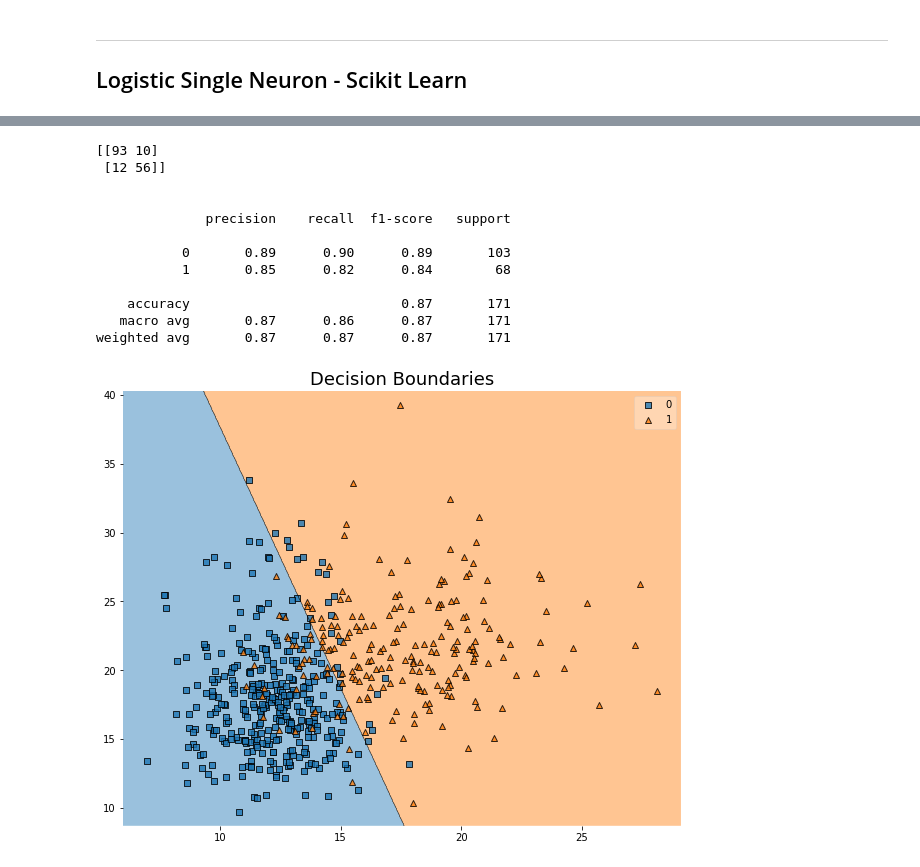
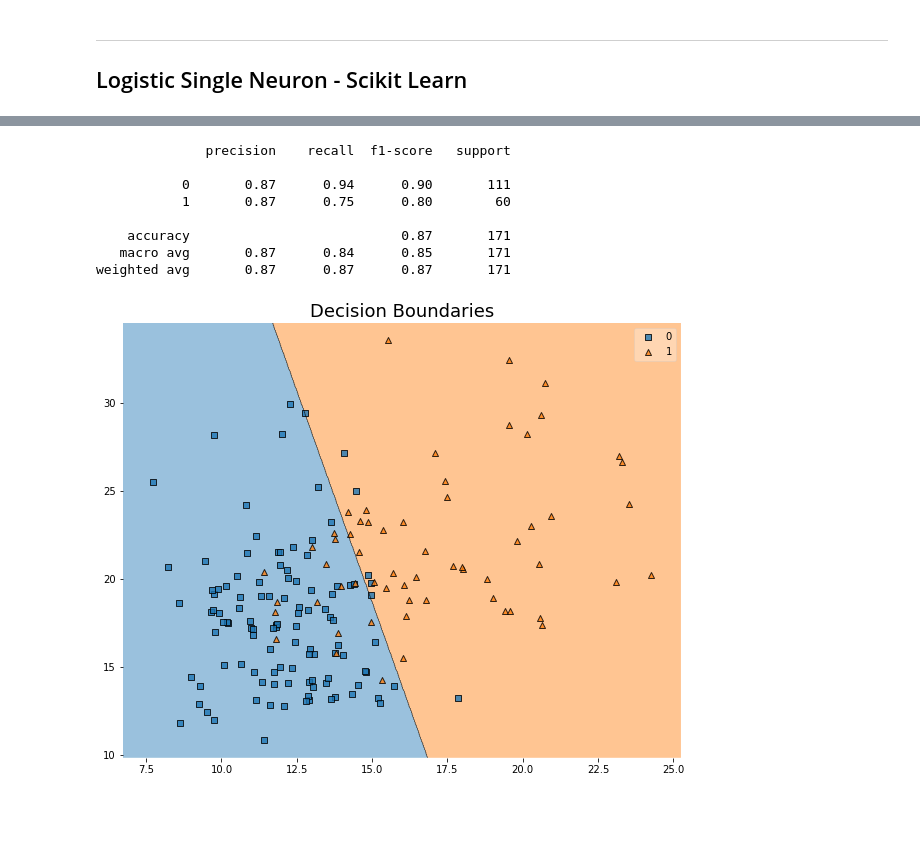
Before and after one commit to TrellixVulnTeam/ThanhLa_Data4319_2I89, a Jupyter notebook: 4. Logistic Regression/source_4.ipynb, the cells around one changed output, grey strips where cells are left out. Cells and saved outputs as stored; diff of their text form; code cells hidden in the pictures; blank space fills up the shorter version.

```diff
--- a/4. Logistic Regression/source_4.ipynb
+++ b/4. Logistic Regression/source_4.ipynb
@@ -7,6 +7,8 @@ import pandas as pd
 import seaborn as sns
 from sklearn.model_selection import train_test_split
 from mlxtend.plotting import plot_decision_regions
+
+sns.set_theme()
 # %%
 df = pd.read_csv('D:/Study/UHD/6.Spring 2022/data 4319 final project/Major Project/0. Explore Data/df_workfile.csv')
 # df.info()
@@ -151,7 +154,7 @@ X_train, X_test, y_train, y_test = train_test_split(X, y, test_size = 0.3)
 # %%
 glm_model1 = SingleNeuron(sigmoid, cross_entropy_loss)
 
-glm_model1.train(X_train, y_train, alpha = 0.01, epochs = 10_000)
+glm_model1.train(X_train, y_train, alpha = 0.01, epochs = 5000)
 # %% [output]
 <__main__.SingleNeuron at 0x...>
 # %%
@@ -196,26 +217,20 @@ LogisticRegression()
 # %%
-print(confusion_matrix(y_test, predictions))
-print('\n')
 print(classification_report(y_test, predictions))
 # %% [output]
-[[93 10]
- [12 56]]
-
-
               precision    recall  f1-score   support
 
-           0       0.89      0.90      0.89       103
-           1       0.85      0.82      0.84        68
+           0       0.87      0.94      0.90       111
+           1       0.87      0.75      0.80        60
 
     accuracy                           0.87       171
-   macro avg       0.87      0.86      0.87       171
+   macro avg       0.87      0.84      0.85       171
 weighted avg       0.87      0.87      0.87       171
 # %%
 plt.figure(figsize = (10, 8))
-plot_decision_regions(X, y, clf = glm_model)
+plot_decision_regions(X_test, y_test, clf = glm_model)
 plt.xlabel("", fontsize = 15)
 plt.ylabel("", fontsize = 15)
 plt.title("Decision Boundaries", fontsize = 18)
 plt.show()
 # %% [output]
-[figure, old version]
+[figure, new version]
```
Also changed, not shown: parts of 9 cells of this notebook, 16 other files.
